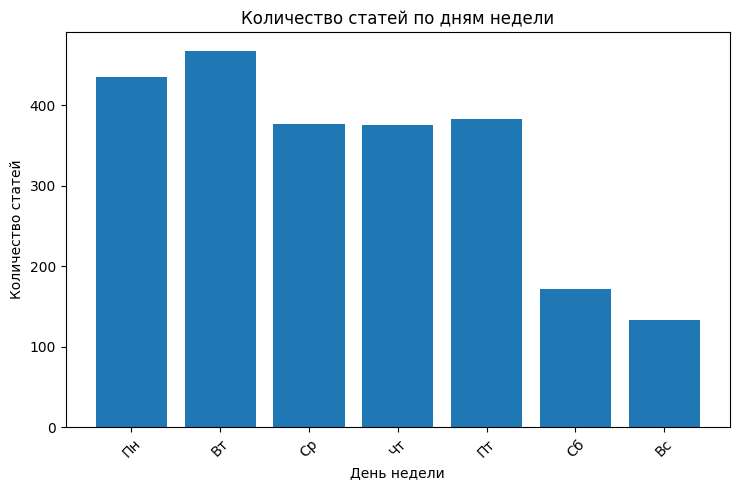
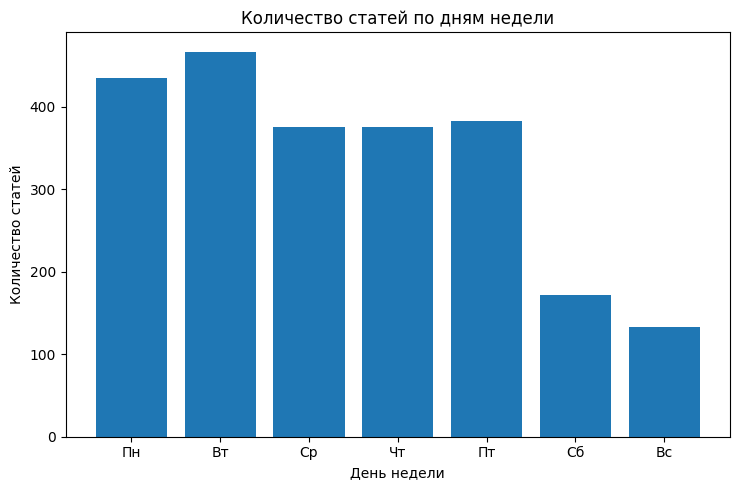
The notebook cell's code change between the first figure and the second:
--- before
+++ after
@@ -8,5 +8,4 @@
 plt.figure(figsize=(7.5, 5))
 plt.bar(articles_by_weekday["weekday"], articles_by_weekday["articles_count"])
-plt.xticks(rotation=45)
 plt.title("Количество статей по дням недели")
 plt.xlabel("День недели")

Commit: поправил графики